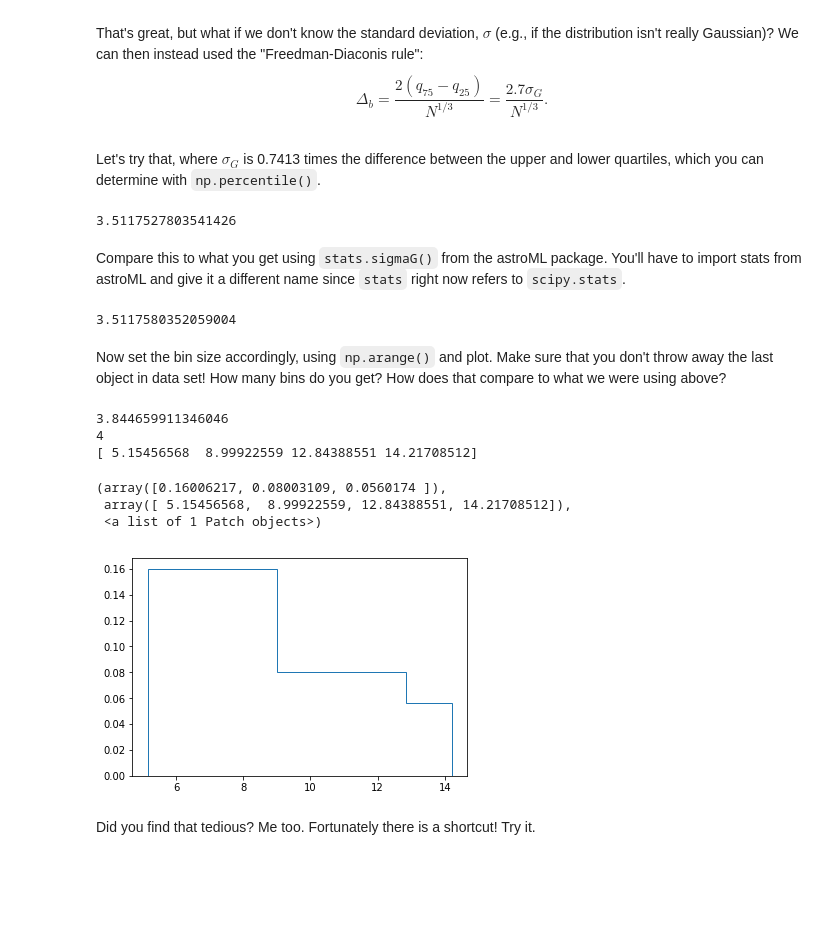
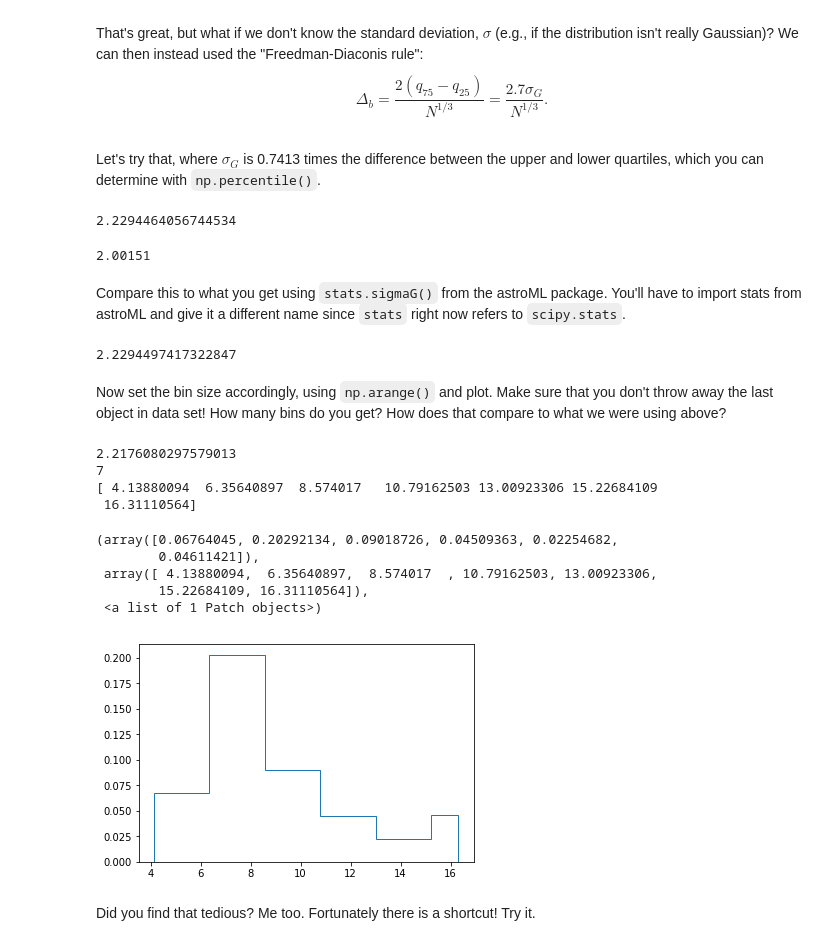
Before and after one commit to pranphy/PHYST580-F18, a Jupyter notebook: notebooks/HistogramExample.ipynb, the cells around one changed output. Drawn from its saved outputs; the diff is of its cells as text; code cells hidden in the pictures; blank space fills up the shorter version.

```diff
--- a/notebooks/HistogramExample.ipynb
+++ b/notebooks/HistogramExample.ipynb
@@ -21,7 +21,7 @@ Let's work through some examples to see what problems we encounter and how we mi
 # Execute this cell to generate a univariate data array, x
 # this is the same data used in Ivezic, Figure 6.5
 np.random.seed(0)
-N = 15
+N = 20
 mu_gamma_f = [(5, 1.0, 0.1),
               (7, 0.5, 0.5),
               (9, 0.1, 0.1),
@@ -31,6 +31,7 @@ true_pdf = lambda x: sum([f * stats.cauchy(mu, gamma).pdf(x)
                           for (mu, gamma, f) in mu_gamma_f])
 x = np.concatenate([stats.cauchy(mu, gamma).rvs(int(f * N))
                     for (mu, gamma, f) in mu_gamma_f])
+
 np.random.shuffle(x)
 x = x[x > -5]
 x = x[x < 25]
@@ -130,8 +143,10 @@ Let's try that, where $\sigma_G$ is 0.7413 times the difference between the uppe
 q25,q75 = np.percentile(x,[25,75]) #Complete
 sigmaG = 0.7413*(q75-q25) #Complete
 print(sigmaG)
+2.7*.7413
 # %% [output]
-3.5117527803541426
+2.2294464056744534
+2.00151
 # %% [markdown]
 Compare this to what you get using `stats.sigmaG()` from the astroML package.  You'll have to import stats from astroML and give it a different name since `stats` right now refers to `scipy.stats`.
 # %%
@@ -139,7 +154,7 @@ from astroML import stats as astroMLstats
 sigmaG2 = astroMLstats.sigmaG(x)
 print(sigmaG2)
 # %% [output]
-3.5117580352059004
+2.2294497417322847
 # %% [markdown]
 Now set the bin size accordingly, using `np.arange()` and plot.  Make sure that you don't throw away the last object in data set!  How many bins do you get?  How does that compare to what we were using above?
 # %%
@@ -149,16 +164,19 @@ bins = np.append(np.arange(start=x.min(),stop=x.max(),step=binsize),x.max()) #Co
 print(len(bins))
 print(bins)
 # %% [output]
-3.844659911346046
-4
-[ 5.15456568  8.99922559 12.84388551 14.21708512]
+2.2176080297579013
+7
+[ 4.13880094  6.35640897  8.574017   10.79162503 13.00923306 15.22684109
+ 16.31110564]
 # %%
-plt.hist(x,histtype='step',bins=bins,normed=True) #Complete
+plt.hist(x,histtype='step',bins=bins,density=True) #Complete
 # %% [output]
-(array([0.16006217, 0.08003109, 0.0560174 ]),
- array([ 5.15456568,  8.99922559, 12.84388551, 14.21708512]),
+(array([0.06764045, 0.20292134, 0.09018726, 0.04509363, 0.02254682,
+        0.04611421]),
+ array([ 4.13880094,  6.35640897,  8.574017  , 10.79162503, 13.00923306,
+        15.22684109, 16.31110564]),
  <a list of 1 Patch objects>)
-[figure, old version]
+[figure, new version]
 # %% [markdown]
 Did you find that tedious?  Me too.  Fortunately there is a shortcut!  Try it.
 # %%
```
Also changed, not shown: parts of 15 cells of this notebook, 1 other file.
